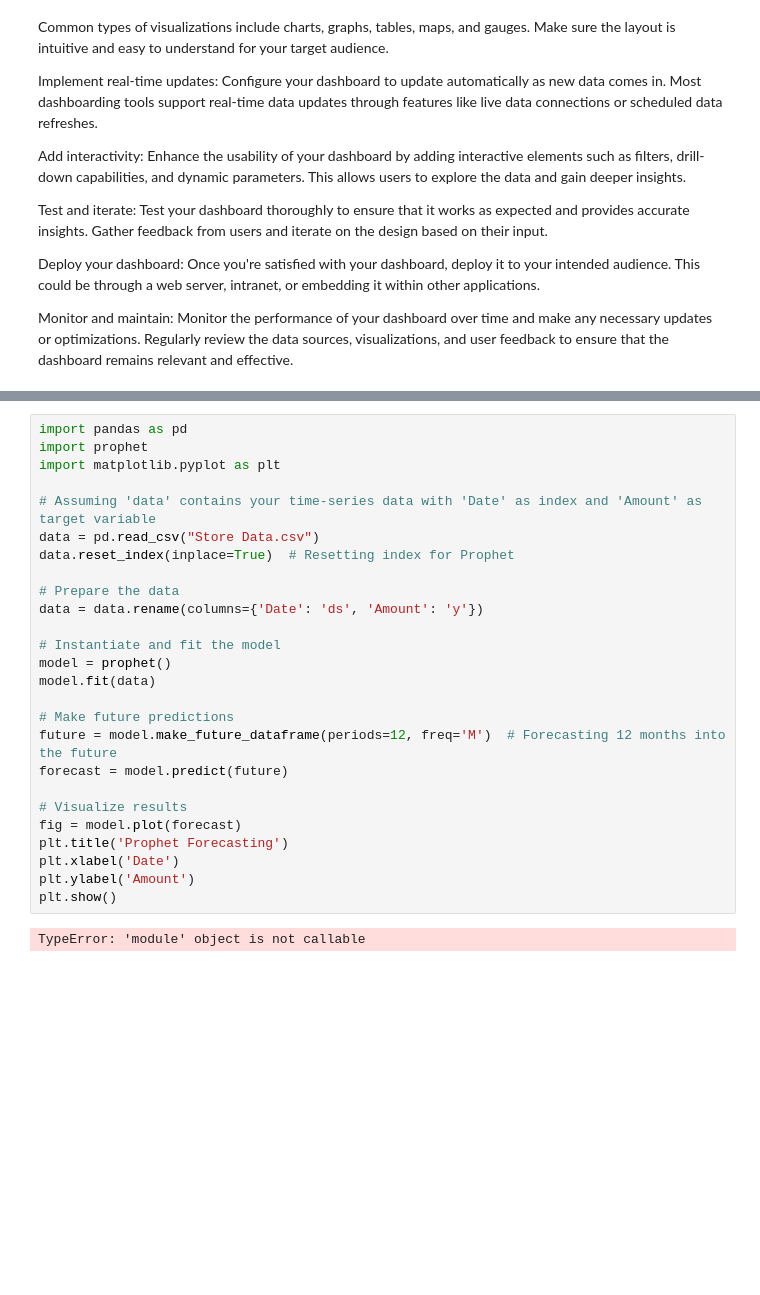
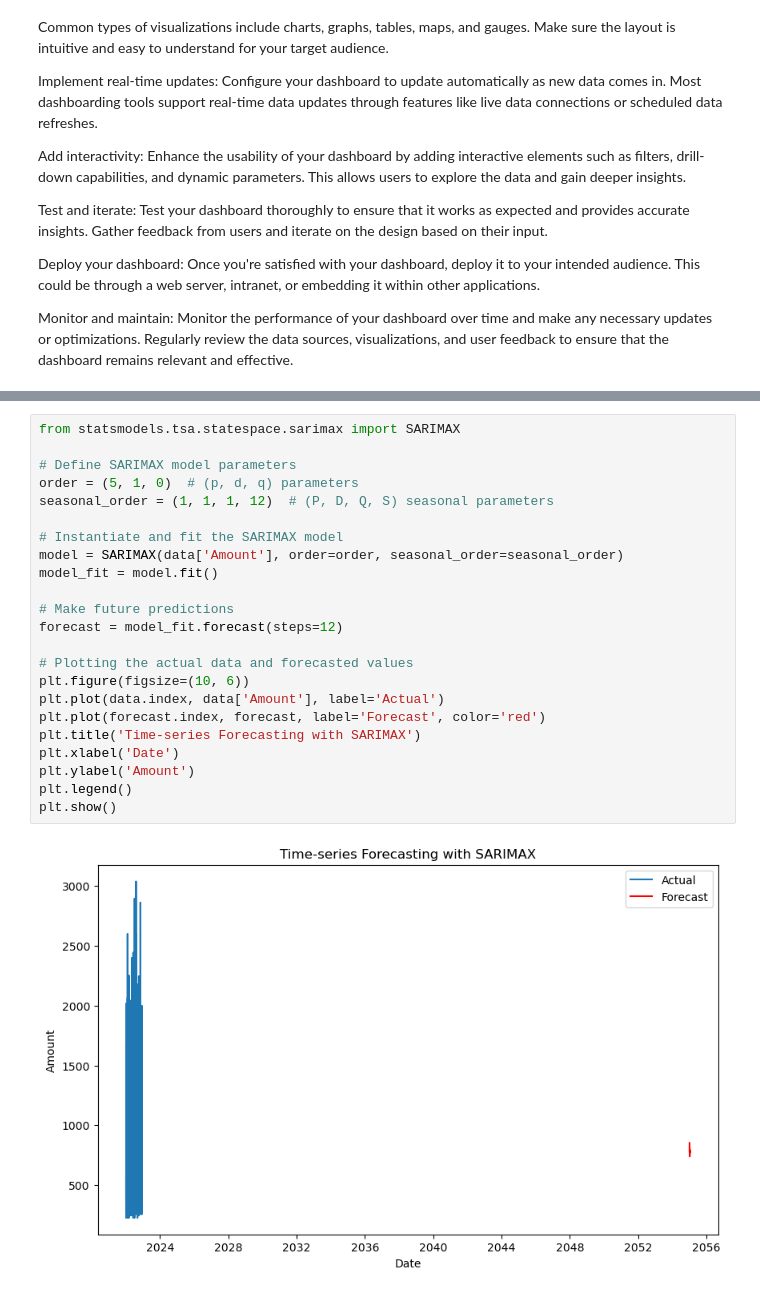
Before and after one commit to Deepak01tech/Real-time-data-analysis-dashboard-, a Jupyter notebook: Real Time Dashboard.ipynb, the cells around one changed output, grey strips where cells are left out. Saved outputs shown, nothing was run; the diff lists cells and outputs as text; blank space fills up the shorter version.

```diff
--- a/Real Time Dashboard.ipynb
+++ b/Real Time Dashboard.ipynb
@@ -499,28 +431,25 @@ Note: you may need to restart the kernel to use updated packages.
-# %%
-import pandas as pd
-import prophet
-import matplotlib.pyplot as plt
-
-# Assuming 'data' contains your time-series data with 'Date' as index and 'Amount' as target variable
-data = pd.read_csv("Store Data.csv")
-data.reset_index(inplace=True)  # Resetting index for Prophet
-
-# Prepare the data
-data = data.rename(columns={'Date': 'ds', 'Amount': 'y'})
-
-# Instantiate and fit the model
-model = prophet()
-model.fit(data)
-
-# Make future predictions
-future = model.make_future_dataframe(periods=12, freq='M')  # Forecasting 12 months into the future
-forecast = model.predict(future)
-
-# Visualize results
-fig = model.plot(forecast)
-plt.title('Prophet Forecasting')
-plt.xlabel('Date')
-plt.ylabel('Amount')
-plt.show()
-# %% [output]
-TypeError: 'module' object is not callable
+# %%
+from statsmodels.tsa.statespace.sarimax import SARIMAX
+
+# Define SARIMAX model parameters
+order = (5, 1, 0)  # (p, d, q) parameters
+seasonal_order = (1, 1, 1, 12)  # (P, D, Q, S) seasonal parameters
+
+# Instantiate and fit the SARIMAX model
+model = SARIMAX(data['Amount'], order=order, seasonal_order=seasonal_order)
+model_fit = model.fit()
+
+# Make future predictions
+forecast = model_fit.forecast(steps=12)
+
+# Plotting the actual data and forecasted values
+plt.figure(figsize=(10, 6))
+plt.plot(data.index, data['Amount'], label='Actual')
+plt.plot(forecast.index, forecast, label='Forecast', color='red')
+plt.title('Time-series Forecasting with SARIMAX')
+plt.xlabel('Date')
+plt.ylabel('Amount')
+plt.legend()
+plt.show()
+# %% [output]
+[figure, added]
```
Also changed, not shown: parts of 13 cells of this notebook, 3 other files.
